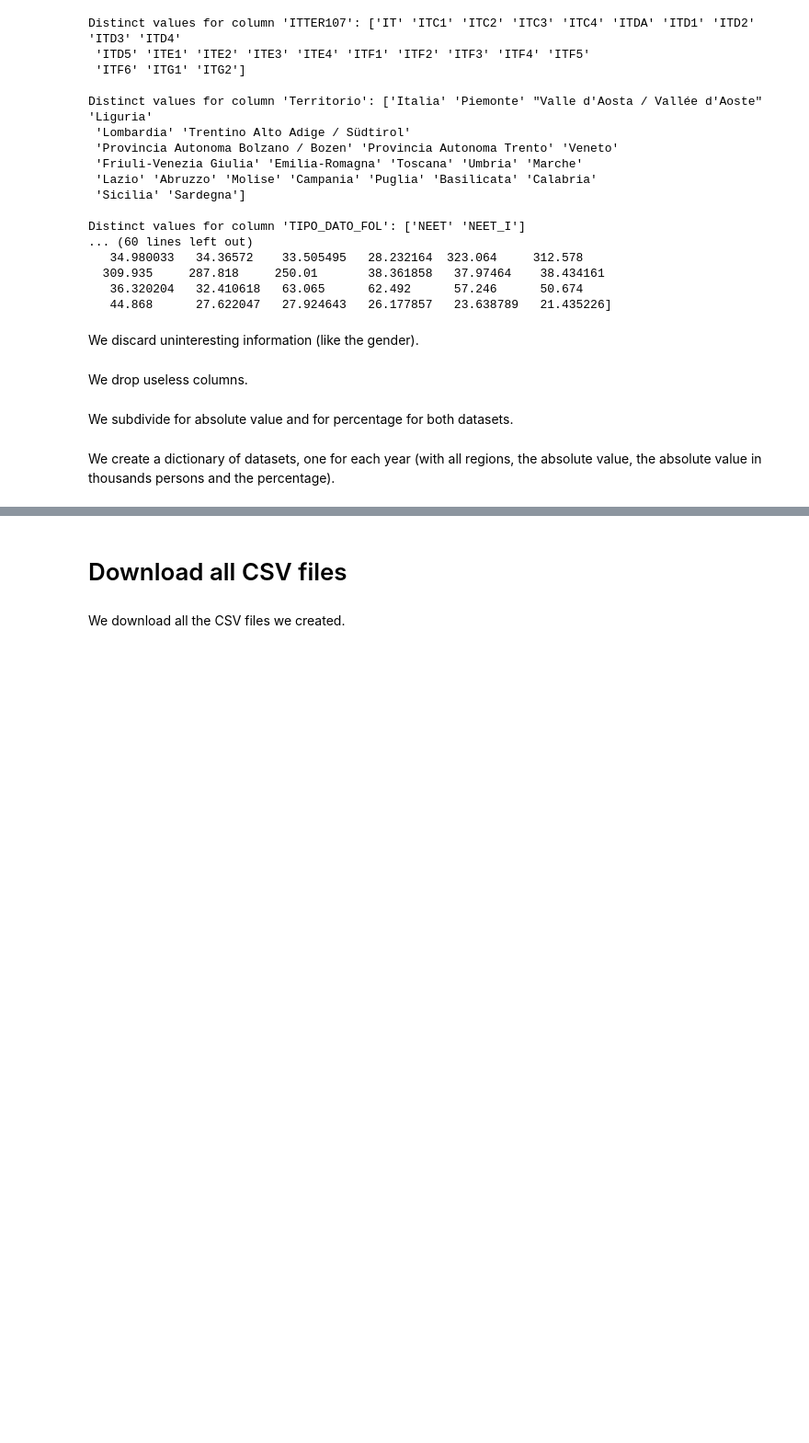
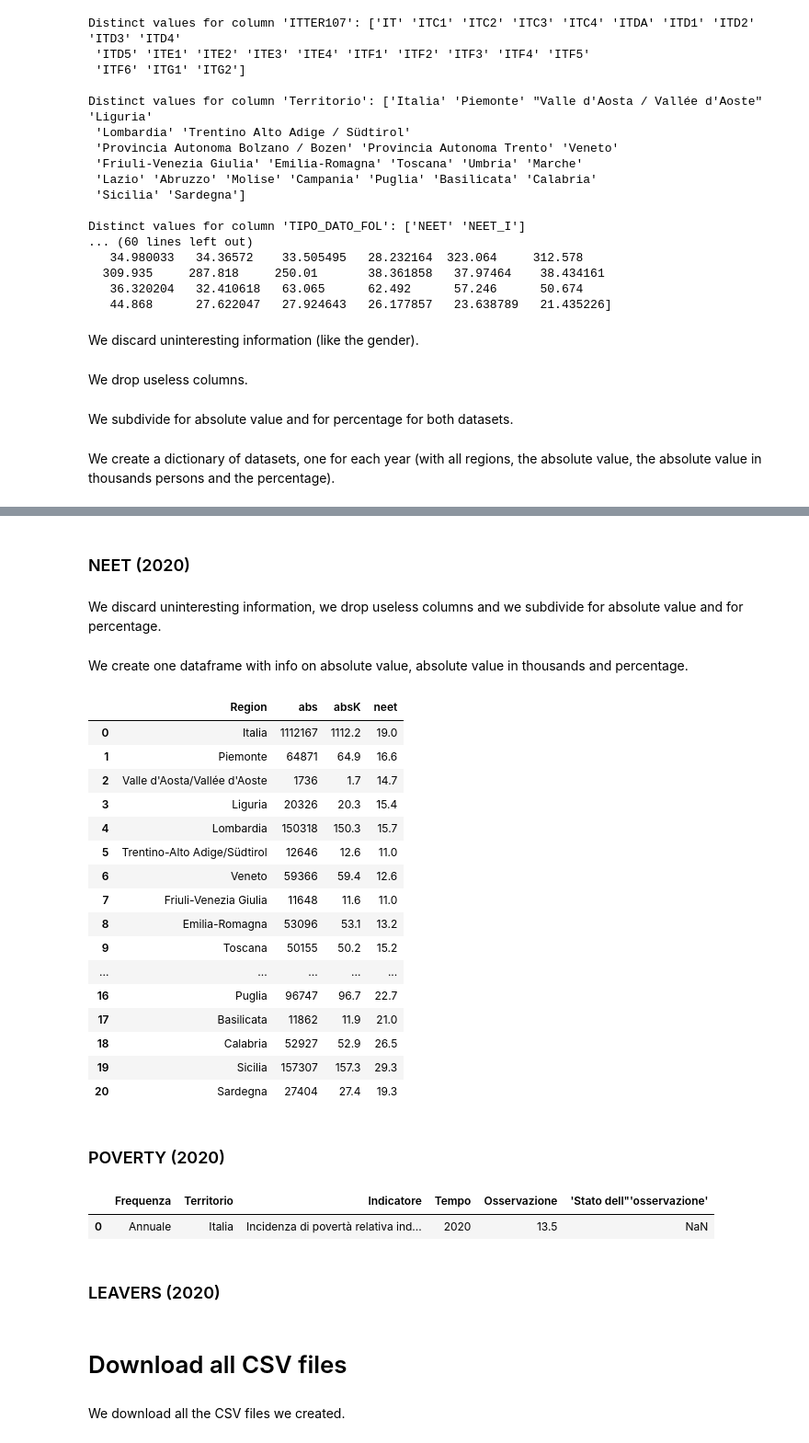
Before and after one commit to VittorioBartolomeoSecondin/DVISProject-CAValli_Team, a Jupyter notebook: Preprocessing_story3.ipynb, the cells around one changed output, grey strips where cells are left out. Shown at 92% size. Saved outputs shown, nothing was run; the diff lists cells and outputs as text; code cells hidden in the pictures; blank space fills up the shorter version.

```diff
--- a/Preprocessing_story3.ipynb
+++ b/Preprocessing_story3.ipynb
@@ -163,0 +166,49 @@ neet_dict['NEET'].to_csv('dumbbell.csv', index = False)
+# %% [markdown]
+### NEET (2020)
+# %%
+NEET_2020 = pd.read_csv("/content/drive/MyDrive/DV_project/story3/NEET_italy_2020.csv", low_memory = False)
+# %% [markdown]
+We discard uninteresting information, we drop useless columns and we subdivide for absolute value and for percentage.
+# %%
+NEET_2020_filtered = NEET_2020[NEET_2020['TIME'] == '2020']
+
+NEET_2020_final = NEET_2020_filtered.copy()
+NEET_2020_final.drop(['ITTER107', 'Tipo dato', 'ETA1', 'Classe di età', 'Seleziona periodo', 'Flag Codes', 'Flags'], axis = 1, inplace = True)
+
+NEET_2020_absolute = NEET_2020_final[NEET_2020_final['TIPO_DATO_FOL'] == 'NEET']
+NEET_2020_abs = NEET_2020_absolute.copy()
+NEET_2020_abs.drop('TIPO_DATO_FOL', axis = 1, inplace = True)
+NEET_2020_percentage = NEET_2020_final[NEET_2020_final['TIPO_DATO_FOL'] == 'NEET_I']
+NEET_2020_per = NEET_2020_percentage.copy()
+NEET_2020_per.drop('TIPO_DATO_FOL', axis = 1, inplace = True)
+# %% [markdown]
+We create one dataframe with info on absolute value, absolute value in thousands and percentage.
+# %%
+NEET_2020_merged = pd.merge(NEET_2020_abs, NEET_2020_per[['Territorio', 'Value']], on = ['Territorio'], how = 'left')
+NEET_2020_merged['abs'] = (NEET_2020_merged['Value_x'] * 1000).round(0).astype(int)
+NEET_2020_merged['absK'] = NEET_2020_merged['Value_x'].round(1)
+NEET_2020_merged['neet'] = NEET_2020_merged['Value_y'].round(1)
+NEET_2020_merged.drop(['TIME', 'Value_x', 'Value_y'], axis = 1, inplace = True)
+NEET_2020_merged['Territorio'] = NEET_2020_merged['Territorio'].replace(region_dict)
+NEET_2020_merged.rename(columns = {'Territorio': 'Region'}, inplace = True)
+NEET_2020_merged
+# %% [output]
+|  | Region | abs | absK | neet |
+| 0 | Italia | 1112167 | 1112.2 | 19.0 |
+| 1 | Piemonte | 64871 | 64.9 | 16.6 |
+| 2 | Valle d'Aosta/Vallée d'Aoste | 1736 | 1.7 | 14.7 |
+| 3 | Liguria | 20326 | 20.3 | 15.4 |
+| 4 | Lombardia | 150318 | 150.3 | 15.7 |
+| 5 | Trentino-Alto Adige/Südtirol | 12646 | 12.6 | 11.0 |
+| 6 | Veneto | 59366 | 59.4 | 12.6 |
+| 7 | Friuli-Venezia Giulia | 11648 | 11.6 | 11.0 |
+| 8 | Emilia-Romagna | 53096 | 53.1 | 13.2 |
+| 9 | Toscana | 50155 | 50.2 | 15.2 |
+| ... | ... | ... | ... | ... |
+| 16 | Puglia | 96747 | 96.7 | 22.7 |
+| 17 | Basilicata | 11862 | 11.9 | 21.0 |
+| 18 | Calabria | 52927 | 52.9 | 26.5 |
+| 19 | Sicilia | 157307 | 157.3 | 29.3 |
+| 20 | Sardegna | 27404 | 27.4 | 19.3 |
+# %% [markdown]
+### POVERTY (2020)
@@ -163,0 +217,7 @@ neet_dict['NEET'].to_csv('dumbbell.csv', index = False)
+# %%
+POVERTY_2020
+# %% [output]
+|  | Frequenza | Territorio | Indicatore | Tempo | Osservazione | 'Stato dell"'osservazione' |
+| 0 | Annuale | Italia | Incidenza di povertà relativa ind... | 2020 | 13.5 | NaN |
+# %% [markdown]
+### LEAVERS (2020)
```
Also changed, not shown: parts of 5 cells of this notebook.
